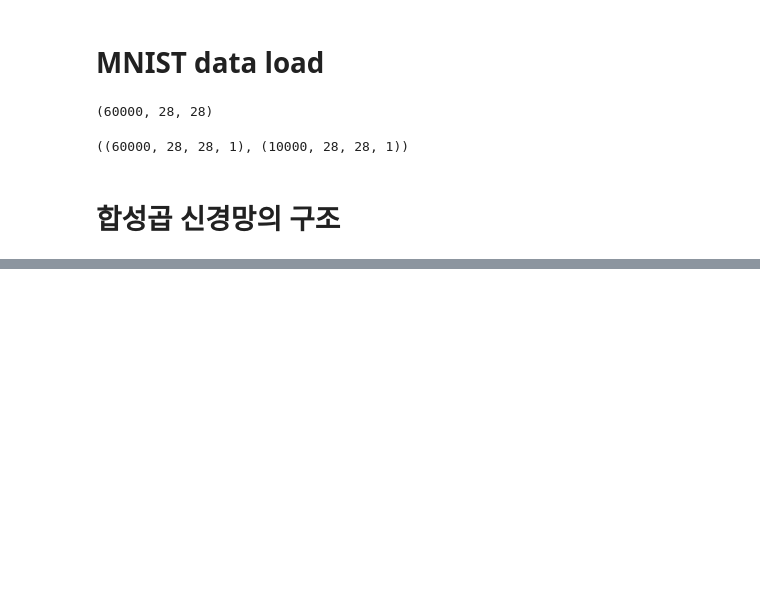
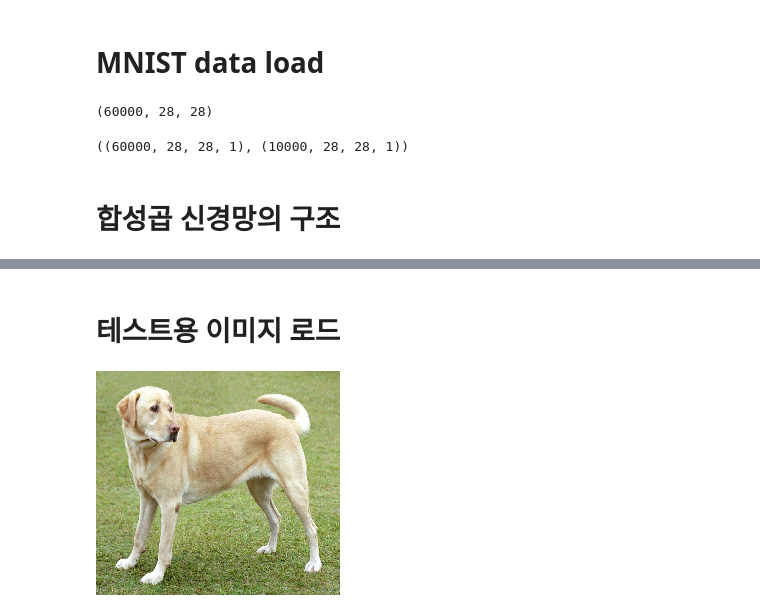
Before and after one commit to Telkem/wn7_dl_rep, a Jupyter notebook: 3_CNN_구조.ipynb, the cells around one changed output, grey strips where cells are left out. Cells and saved outputs as stored; diff of their text form; code cells hidden in the pictures; blank space fills up the shorter version.

```diff
--- a/3_CNN_구조.ipynb
+++ b/3_CNN_구조.ipynb
@@ -50,0 +147,9 @@ TypeError: Conv2D.__init__() missing 2 required positional arguments: 'filters'
+# %% [markdown]
+# 테스트용 이미지 로드
+# %%
+from tensorflow.keras.preprocessing import image
+
+img = image.load_img('YellowLabradorLooking_new.jpg', target_size=(224,244))
+img
+# %% [output]
+[figure, added]
```
Also changed, not shown: parts of 7 cells of this notebook.
